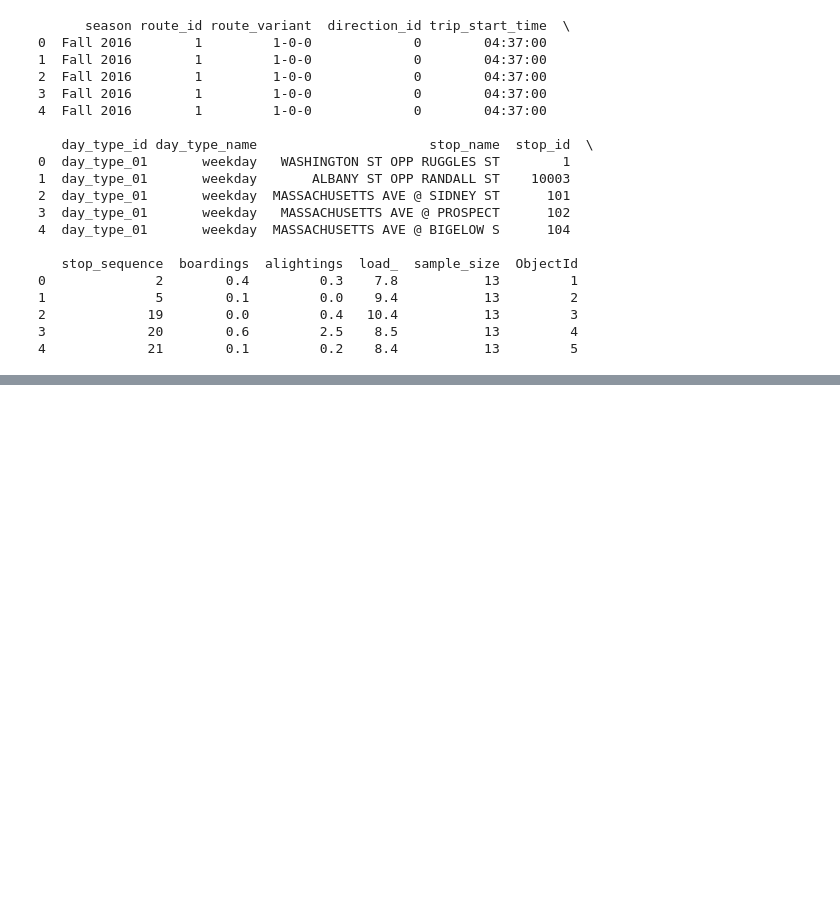
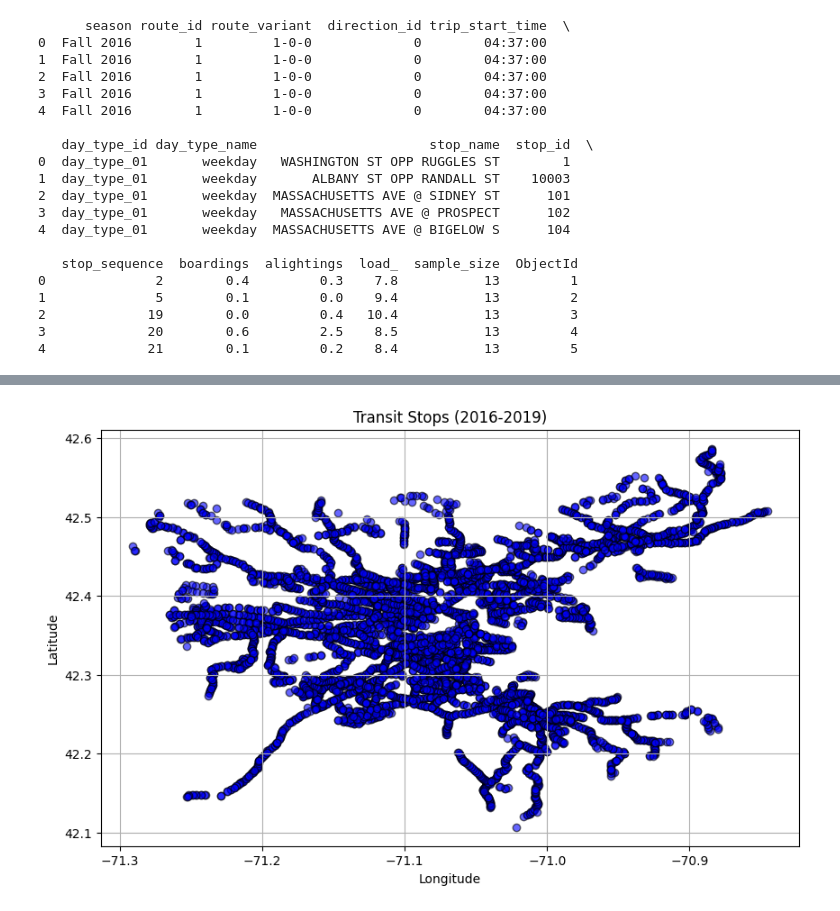
Before and after one commit to KKeySimon/BostonBusEquity, a Jupyter notebook: ChangePerStop.ipynb, the cells around one changed output, grey strips where cells are left out. Cells and saved outputs as stored; diff of their text form; code cells hidden in the pictures; blank space fills up the shorter version.

Commit message:
changes per stop is complete can easily be modified for other time set

```diff
--- a/ChangePerStop.ipynb
+++ b/ChangePerStop.ipynb
@@ -126,0 +148,16 @@ print(final_aggregated_df)
+# %%
+# Drop duplicate columns keeping only the final versions
+final_aggregated_df = final_aggregated_df.drop(columns=[
+    'stop_name_x', 'stop_name_y', 'route_x', 'route_y', 'stop_code_x', 'stop_code_y',
+    'stop_desc_x', 'stop_desc_y', 'platform_code_y', 'platform_name_y',
+    'stop_lat_x', 'stop_lat_y', 'stop_lon_x', 'stop_lon_y', 'zone_id_x', 'zone_id_y',
+    'stop_address_x', 'stop_address_y', 'stop_url_x', 'stop_url_y', 'level_id_x', 'level_id_y',
+    'location_type_x', 'location_type_y', 'parent_station_x', 'parent_station_y',
+    'wheelchair_boarding_x', 'wheelchair_boarding_y', 'municipality_x', 'municipality_y',
+    'on_street_x', 'on_street_y', 'at_street_x', 'at_street_y', 'vehicle_type_x', 'vehicle_type_y'
+], errors='ignore')
+
+
+print("Final Cleaned DataFrame:")
+final_aggregated_df.to_csv("cleaned_final_set.csv", index = False)
+print(final_aggregated_df)
@@ -126,0 +182,25 @@ print(final_aggregated_df)
+# %%
+import matplotlib.pyplot as plt
+
+
+final_aggregated_df['year'] = final_aggregated_df['season'].str.extract(r'(\d{4})').astype(float)
+final_aggregated_df = final_aggregated_df[final_aggregated_df['year'].between(2016, 2019)]
+
+
+final_aggregated_df = final_aggregated_df.groupby('stop_id', as_index=False).agg({
+    'stop_lat': 'first',
+    'stop_lon': 'first',
+    'season': 'first',
+    'traffic': 'sum'
+})
+
+# Plot the stops on a scatter plot
+plt.figure(figsize=(10, 6))
+plt.scatter(final_aggregated_df['stop_lon'], final_aggregated_df['stop_lat'], alpha=0.6, c='blue', edgecolors='black')
+plt.xlabel("Longitude")
+plt.ylabel("Latitude")
+plt.title("Transit Stops (2016-2019)")
+plt.grid(True)
+plt.show()
+# %% [output]
+[figure, added]
```
Also changed, not shown: parts of 30 cells of this notebook.
